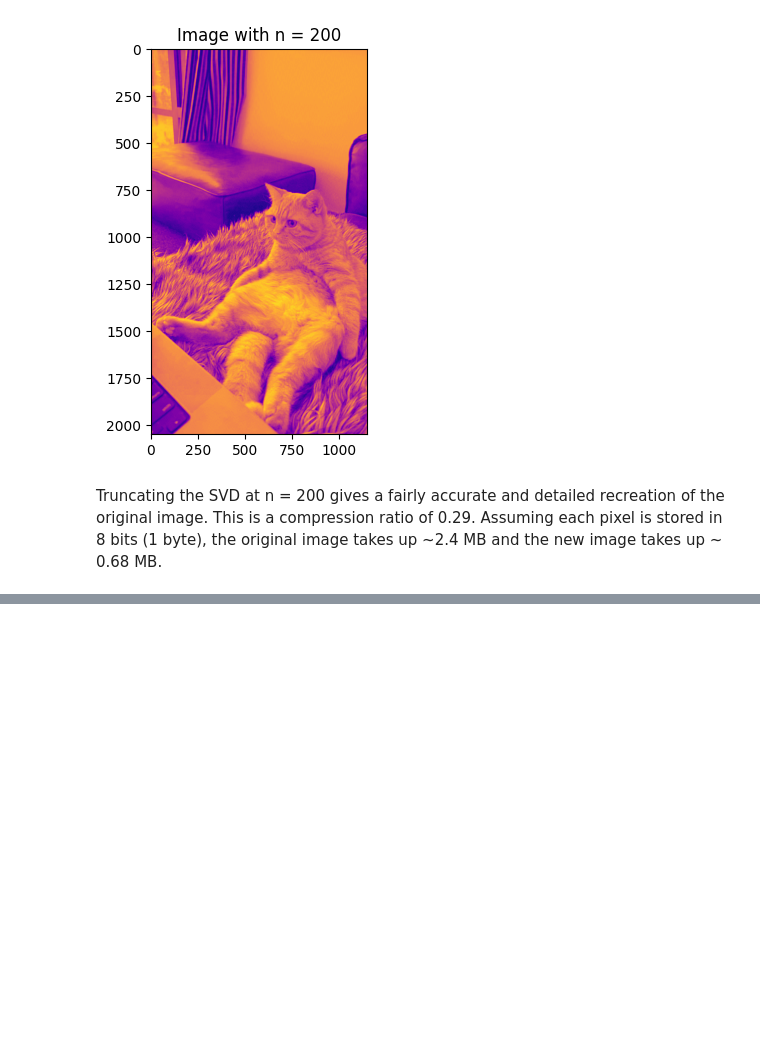
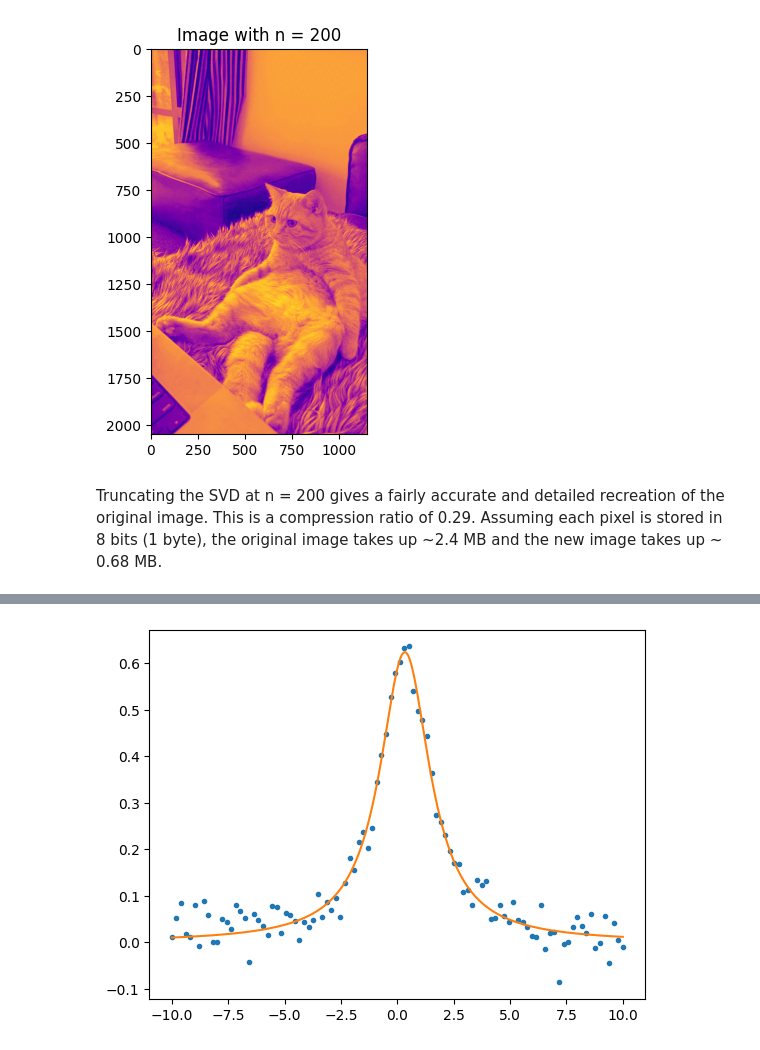
Before and after one commit to LFW25/PHYS512-Computational_Physics, a Jupyter notebook: Assignments/A4.ipynb, the cells around one changed output, grey strips where cells are left out. Drawn from its saved outputs; the diff is of its cells as text; code cells hidden in the pictures; blank space fills up the shorter version.

```diff
--- a/Assignments/A4.ipynb
+++ b/Assignments/A4.ipynb
@@ -206,0 +368,81 @@ Truncating the SVD at n = 200 gives a fairly accurate and detailed recreation of
+# %%
+import numpy as np
+import matplotlib.pyplot as plt
+
+def lorentz(a, x, finite_difference = False):
+    # Calculates the Lorentz function and the derivative with respect to the parameters
+    y = a[0] / (a[1] + (x-a[2])**2)
+    A =  np.zeros([len(x), len(a)])
+    if finite_difference:
+        eps = 1e-8
+        b = a * (1+eps)
+        y0 = b[0] / (a[1] + (x-a[2])**2)
+        y1 = a[0] / (b[1] + (x-a[2])**2)
+        y2 = a[0] / (a[1] + (x-b[2])**2)
+        A[:, 0] = (y0 - y) / (b[0]-a[0])
+        A[:, 1] = (y1 - y) / (b[1]-a[1])
+        A[:, 2] = (y2 - y) / (b[2]-a[2])
+    else:
+        A[:, 0] = 1 / (a[1] + (x-a[2])**2)
+        A[:, 1] = - a[0] / (a[1] + (x-a[2])**2)**2
+        A[:, 2] = 2 * a[0] * (x-a[2]) / (a[1] + (x-a[2])**2)**2
+    return y, A
+
+### Fake Data ###
+# Generate a set of "measurements" of a Lorentzian function
+a0 = np.array((1.2, 2, 0.3))   # parameters of the Lorentzian
+ndata = 100   # number of measurements
+x = np.linspace(-10, 10, ndata)
+y, _ = lorentz(a0, x)
+y = y + 0.03 * np.random.normal(size = ndata)
+### #### #### ###
+
+# Levenberg-Marquardt
+
+# Note that this starting point doesn't converge for Newton!
+a = np.array((1,1,4))
+
+# we have two options: analytic or numerical derivatives
+finite_difference = True
+
+chisq1 = 1.0
+chisq = 1e99
+lam = 1e-3
+# keep going while chisq is dropping
+while chisq > 1e-6:
+    # compute the update to the parameters
+    f, A = lorentz(a, x, finite_difference = finite_difference)
+    r = y-f
+    chisq = np.sum(r**2)
+    lhs = A.T@A
+    lhs = lhs@(np.identity(len(a))*(1+lam))
+    rhs = A.T@r
+    da = np.linalg.inv(lhs)@rhs
+    # calculate the chisq associated with the new parameters
+    a1 = a + da
+    f1, A1 = lorentz(a1, x, finite_difference=finite_difference)
+    r1 = y-f1
+    chisq1 = np.sum(r1**2)
+    print("chisq = %lg, a=(%lg, %lg, %lg), lam = %lg" % (chisq1 ,a1[0], a1[1], a1[2], lam))
+    # accept if chisq decreases; reject if it increases
+    if chisq1 > chisq:
+        lam = lam * 10
+    else:
+        lam = lam / 10
+        a = a1
+        # if the improvement in chisq becomes too small then exit
+        if chisq-chisq1 < 1e-3:
+            break
+
+print("a-a0 =", a-a0)
+
+print("Best-fit parameters are: ", a)
+
+plt.plot(x, y, ".")
+
+xx = np.linspace(-10, 10, 1000)
+yy, _ = lorentz(a, xx)
+plt.plot(xx,yy)
+
+plt.show()
+# %% [output]
@@ -206,0 +466 @@ Truncating the SVD at n = 200 gives a fairly accurate and detailed recreation of
+[figure, added]
```
Also changed, not shown: parts of 6 cells of this notebook, 1 other file.
